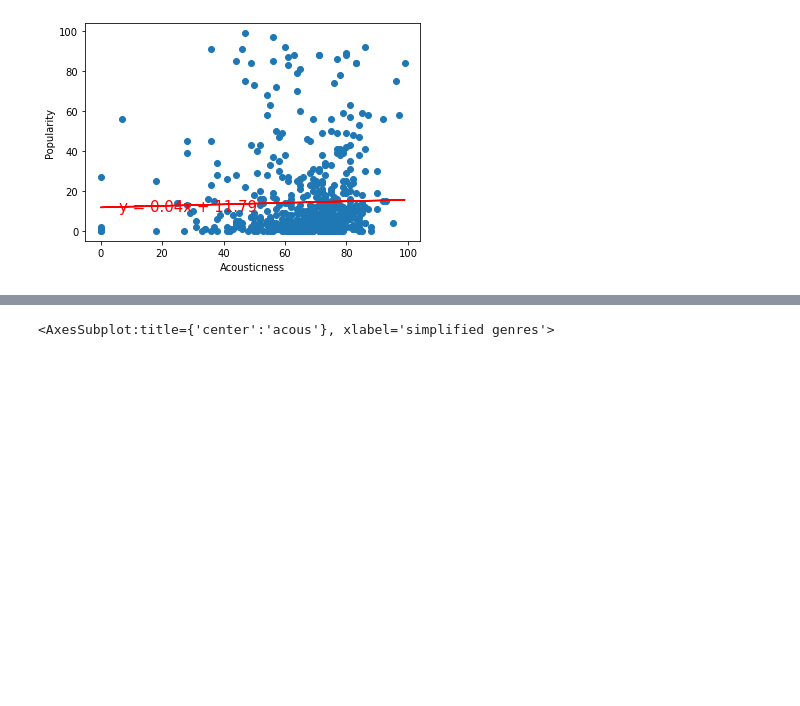
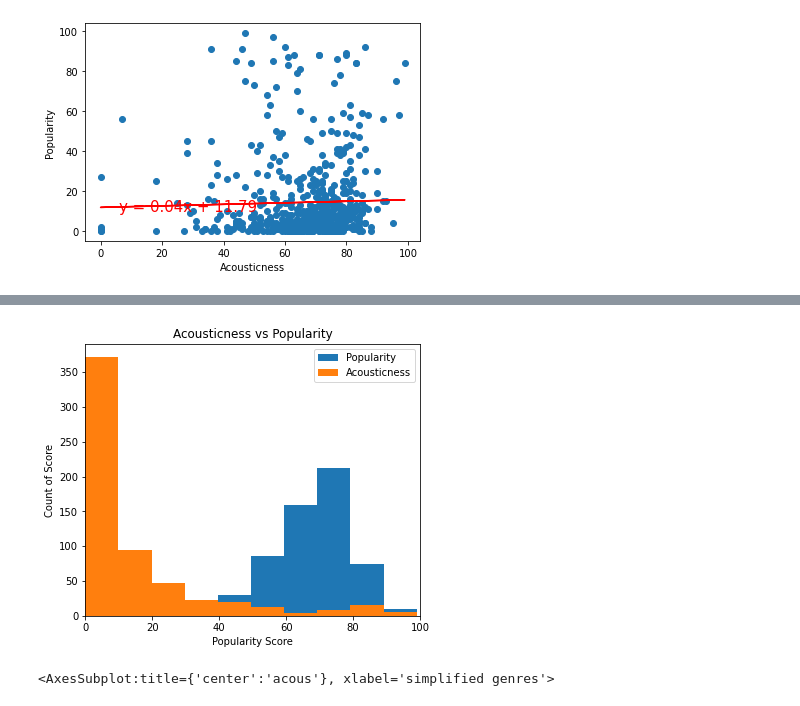
Before and after one commit to Boyder3113/Project_1, a Jupyter notebook: acoustic_data-checkpoint.ipynb, the cells around one changed output, grey strips where cells are left out. Saved outputs shown, nothing was run; the diff lists cells and outputs as text; code cells hidden in the pictures; blank space fills up the shorter version.

```diff
--- a/acoustic_data-checkpoint.ipynb
+++ b/acoustic_data-checkpoint.ipynb
@@ -197,3 +189,24 @@ TypeError: unsupported operand type(s) for /: 'str' and 'int'
+# %%
+acoustic_hist1 = pd.DataFrame({
+    'pop': acoustic_df['pop'],
+    'acous': acoustic_df['acous']
+})
+
+acoustic_hist2 = acoustic_hist1.copy()
+
+fig, ax = plt.subplots()
+acoustic_hist1.hist(column=['pop'], ax=ax)
+acoustic_hist2.hist(column=['acous'], ax=ax)
+ax.grid(False)
+plt.xlim(0.0, 100,10)
+plt.rcParams["figure.figsize"] = (6, 5)
+plt.title('Acousticness vs Popularity')
+plt.xlabel('Popularity Score')
+plt.ylabel('Count of Score')
+plt.legend(['Popularity', 'Acousticness'])
+plt.savefig('output_data/hist_pop')
+# %% [output]
+[figure, added]
 # %%
 # Boxplot to highlight range of data
 acoustic_df.boxplot('acous', by = 'simplified genres', figsize=(10,10), showmeans = True)
```
Also changed, not shown: parts of 8 cells of this notebook, 5 other files.
